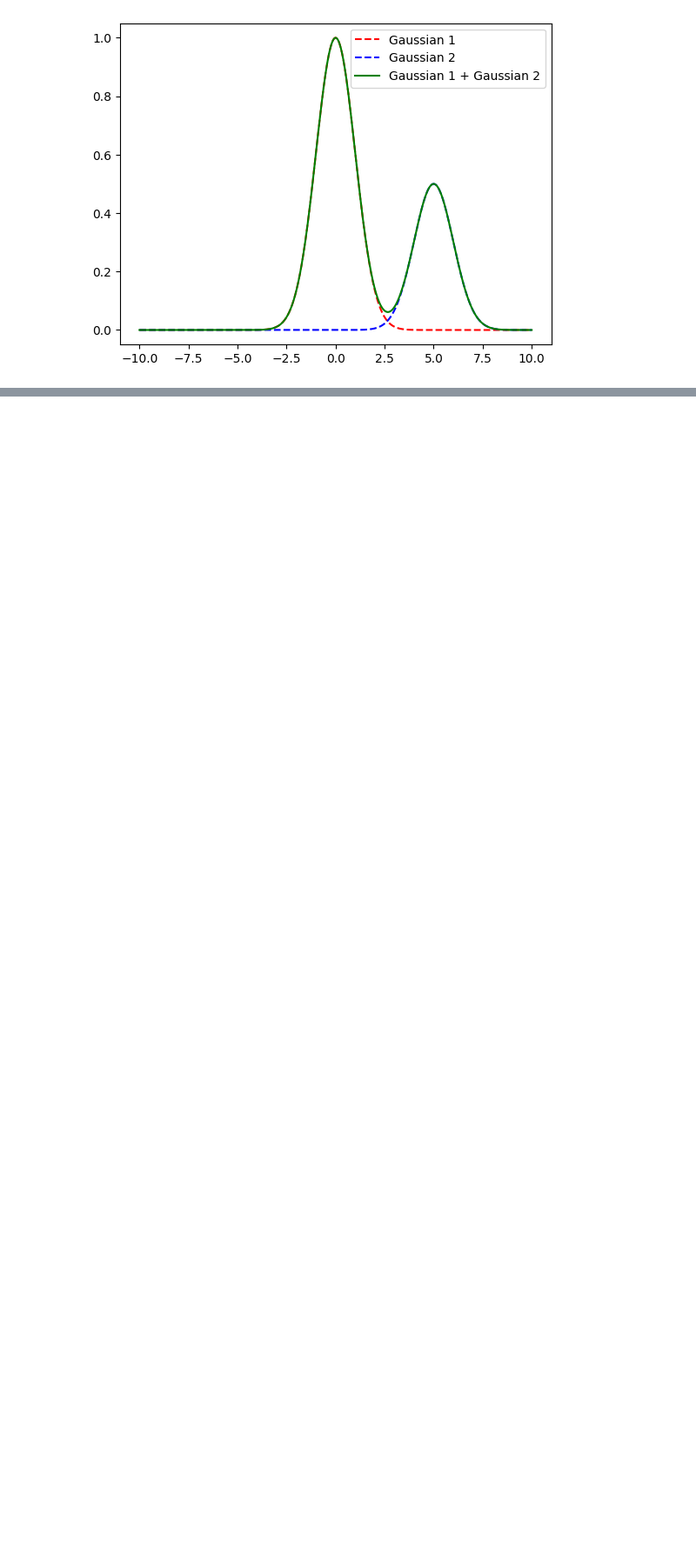
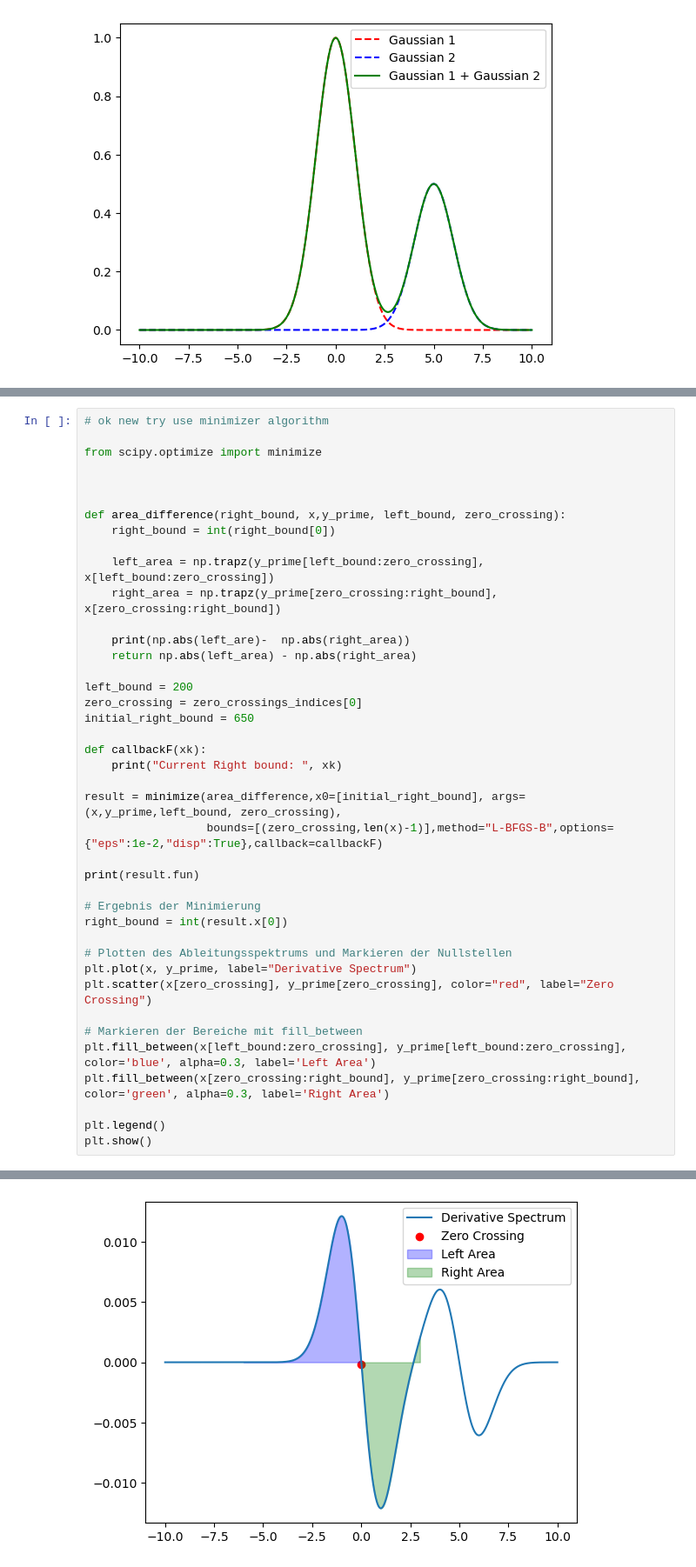
Before and after one commit to LukasMeinschad/ir_peak_int, a Jupyter notebook: peak_int_test.ipynb, the cells around one changed output, grey strips where cells are left out. Shown: that part at 87% size. Cells and saved outputs as stored; diff of their text form; blank space fills up the shorter version.

```diff
--- a/peak_int_test.ipynb
+++ b/peak_int_test.ipynb
@@ -98,0 +188,42 @@ SyntaxError: positional argument follows keyword argument (535556992.py, line 17
+# %%
+# ok new try use minimizer algorithm
+
+from scipy.optimize import minimize
+
+
+
+def area_difference(right_bound, x,y_prime, left_bound, zero_crossing):
+    right_bound = int(right_bound[0])
+
+    left_area = np.trapz(y_prime[left_bound:zero_crossing], x[left_bound:zero_crossing])
+    right_area = np.trapz(y_prime[zero_crossing:right_bound], x[zero_crossing:right_bound])
+
+    print(np.abs(left_are)-  np.abs(right_area))
+    return np.abs(left_area) - np.abs(right_area)
+
+left_bound = 200
+zero_crossing = zero_crossings_indices[0]
+initial_right_bound = 650
+
+def callbackF(xk):
+    print("Current Right bound: ", xk)
+
+result = minimize(area_difference,x0=[initial_right_bound], args=(x,y_prime,left_bound, zero_crossing),
+                  bounds=[(zero_crossing,len(x)-1)],method="L-BFGS-B",options={"eps":1e-2,"disp":True},callback=callbackF)
+
+print(result.fun)
+
+# Ergebnis der Minimierung
+right_bound = int(result.x[0])
+
+# Plotten des Ableitungsspektrums und Markieren der Nullstellen
+plt.plot(x, y_prime, label="Derivative Spectrum")
+plt.scatter(x[zero_crossing], y_prime[zero_crossing], color="red", label="Zero Crossing")
+
+# Markieren der Bereiche mit fill_between
+plt.fill_between(x[left_bound:zero_crossing], y_prime[left_bound:zero_crossing], color='blue', alpha=0.3, label='Left Area')
+plt.fill_between(x[zero_crossing:right_bound], y_prime[zero_crossing:right_bound], color='green', alpha=0.3, label='Right Area')
+
+plt.legend()
+plt.show()
+# %% [output]
@@ -98,0 +247 @@ SyntaxError: positional argument follows keyword argument (535556992.py, line 17
+[figure, added]
```
Also changed, not shown: parts of 6 cells of this notebook.
